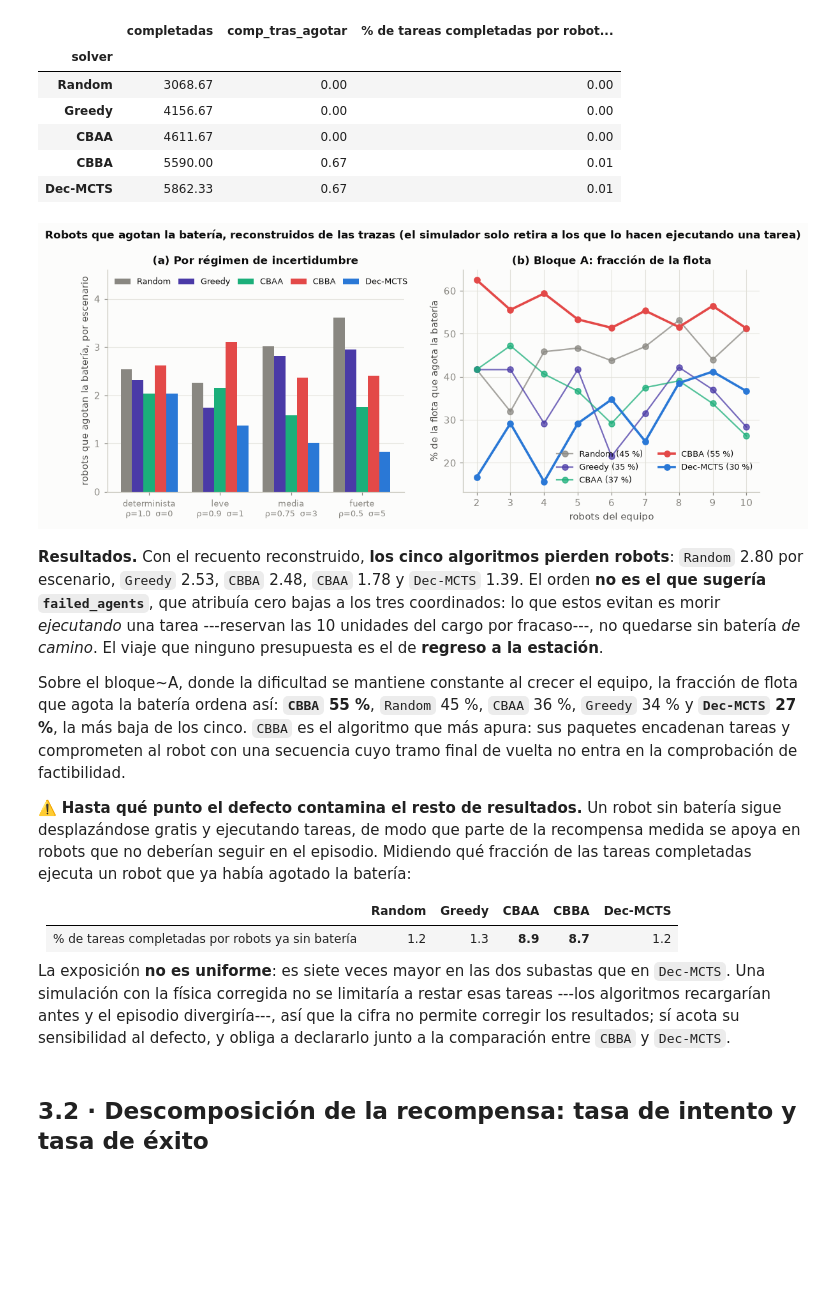
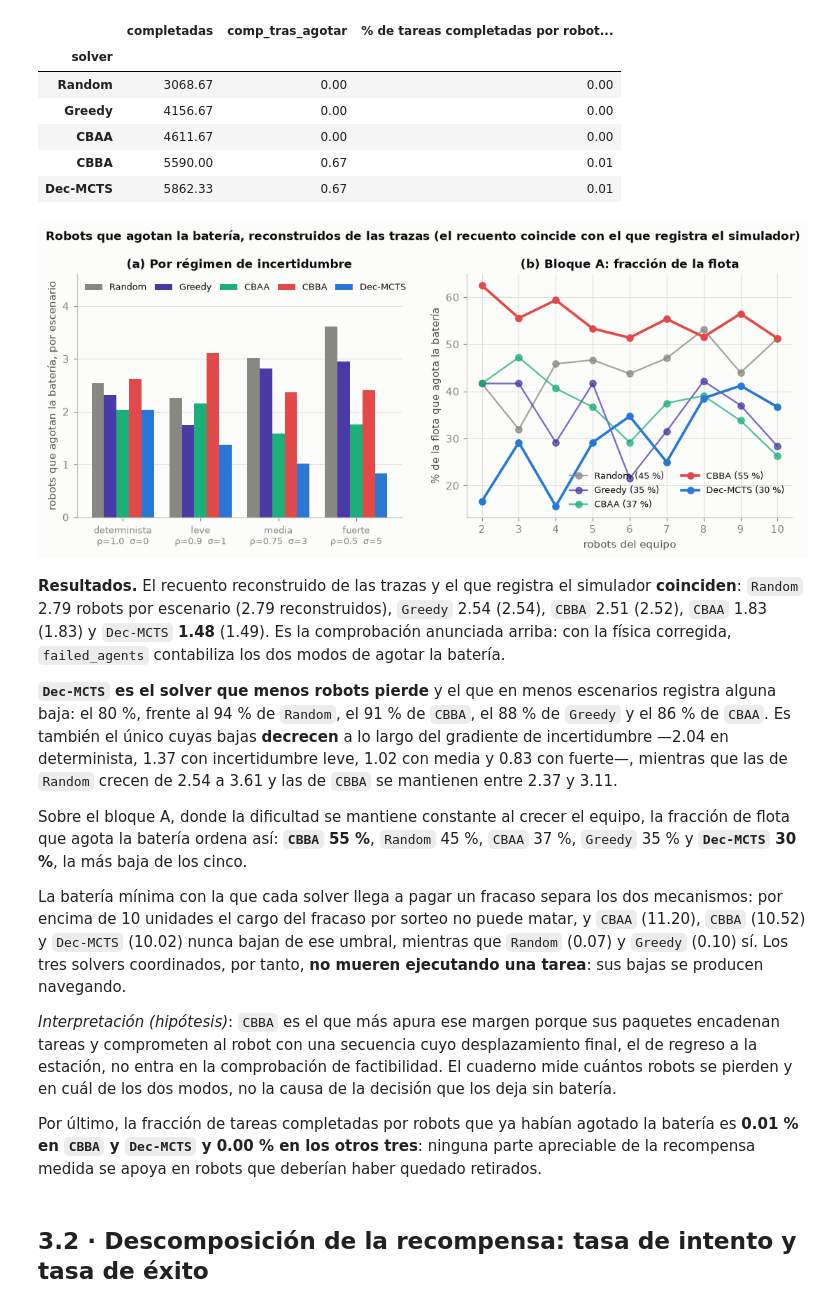
Before and after one commit to manuolias/DEC-MRTAU, a Jupyter notebook: analisis/evaluacion_final.ipynb, the cells around one changed output. Saved outputs shown, nothing was run; the diff lists cells and outputs as text; code cells hidden in the pictures; blank space fills up the shorter version.

Commit message:
Actualización de la memoria, del README y del cuaderno de análisis

```diff
--- a/analisis/evaluacion_final.ipynb
+++ b/analisis/evaluacion_final.ipynb
@@ -1322,62 +1353,65 @@ display(expo.rename(index=NOMBRE).round(2))
 # %%
 fig, (ax1, ax2) = plt.subplots(1, 2, figsize=(12, 4.1))
 
 # (a) robots que agotan la batería, por régimen
 x, w = np.arange(4), 0.16
 for k, s in enumerate(SOLVERS):
     y = [BAJAS[BAJAS.regimen == r][s].mean() for r in REGS]
     ax1.bar(x + (k - 2) * w, y, w, color=COLOR[s], label=NOMBRE[s])
 ax1.set_xticks(x, [REGIMEN[r] for r in REGS], fontsize=8.5)
 ax1.set_ylabel('robots que agotan la batería, por escenario')
 ax1.set_title('(a) Por régimen de incertidumbre')
 ax1.legend(fontsize=8.2, ncol=5, loc='upper left', columnspacing=.9)
 ax1.set_ylim(0, 4.6); ax1.grid(axis='x', visible=False)
 
 # (b) fracción de la flota, bloque A (dificultad constante al crecer el equipo)
 a = BAJAS[BAJAS.bloque == 'A']
 for s in SOLVERS:
     y = (a[s] / a.robots).groupby(a.robots).mean()
     ax2.plot(y.index, 100 * y.values, marker='o', color=COLOR[s],
              label=f'{NOMBRE[s]} ({100 * (a[s] / a.robots).mean():.0f} %)',
              lw=2.4 if s in (DEC, REF) else 1.5, alpha=1 if s in (DEC, REF) else .75)
 ax2.set_xticks(range(2, 11)); ax2.set_xlabel('robots del equipo')
 ax2.set_ylabel('% de la flota que agota la batería')
 ax2.set_title('(b) Bloque A: fracción de la flota')
 ax2.legend(fontsize=8.2, ncol=2, loc='lower right')
 
 fig.suptitle('Robots que agotan la batería, reconstruidos de las trazas '
-             '(el simulador solo retira a los que lo hacen ejecutando una tarea)',
+             '(el recuento coincide con el que registra el simulador)',
              fontsize=11, fontweight='semibold', y=1.02, color=INK)
 guardar(fig, 'p3_mortalidad'); plt.show()
 # %% [output]
-[figure, old version]
+[figure, new version]
 # %% [markdown]
-**Resultados.** Con el recuento reconstruido, **los cinco algoritmos pierden robots**: `Random`
-2.80 por escenario, `Greedy` 2.53, `CBBA` 2.48, `CBAA` 1.78 y `Dec-MCTS` 1.39. El orden **no es el
-que sugería `failed_agents`**, que atribuía cero bajas a los tres coordinados: lo que estos evitan
-es morir *ejecutando* una tarea ---reservan las 10 unidades del cargo por fracaso---, no quedarse
-sin batería *de camino*. El viaje que ninguno presupuesta es el de **regreso a la estación**.
+**Resultados.** El recuento reconstruido de las trazas y el que registra el simulador
+**coinciden**: `Random` 2.79 robots por escenario (2.79 reconstruidos), `Greedy` 2.54 (2.54),
+`CBBA` 2.51 (2.52), `CBAA` 1.83 (1.83) y `Dec-MCTS` **1.48** (1.49). Es la comprobación anunciada
+arriba: con la física corregida, `failed_agents` contabiliza los dos modos de agotar la batería.
 
-Sobre el bloque~A, donde la dificultad se mantiene constante al crecer el equipo, la fracción de
-flota que agota la batería ordena así: **`CBBA` 55 %**, `Random` 45 %, `CBAA` 36 %, `Greedy` 34 %
-y **`Dec-MCTS` 27 %**, la más baja de los cinco. `CBBA` es el algoritmo que más apura: sus paquetes
-encadenan tareas y comprometen al robot con una secuencia cuyo tramo final de vuelta no entra en la
-comprobación de factibilidad.
+**`Dec-MCTS` es el solver que menos robots pierde** y el que en menos escenarios registra alguna
+baja: el 80 %, frente al 94 % de `Random`, el 91 % de `CBBA`, el 88 % de `Greedy` y el 86 % de
+`CBAA`. Es también el único cuyas bajas **decrecen** a lo largo del gradiente de incertidumbre
+—2.04 en determinista, 1.37 con incertidumbre leve, 1.02 con media y 0.83 con fuerte—, mientras
+que las de `Random` crecen de 2.54 a 3.61 y las de `CBBA` se mantienen entre 2.37 y 3.11.
 
-⚠️ **Hasta qué punto el defecto contamina el resto de resultados.** Un robot sin batería sigue
-desplazándose gratis y ejecutando tareas, de modo que parte de la recompensa medida se apoya en
-robots que no deberían seguir en el episodio. Midiendo qué fracción de las tareas completadas
-ejecuta un robot que ya había agotado la batería:
+Sobre el bloque A, donde la dificultad se mantiene constante al crecer el equipo, la fracción de
+flota que agota la batería ordena así: **`CBBA` 55 %**, `Random` 45 %, `CBAA` 37 %, `Greedy` 35 %
+y **`Dec-MCTS` 30 %**, la más baja de los cinco.
 
-| | Random | Greedy | CBAA | CBBA | Dec-MCTS |
-|---|---|---|---|---|---|
-| % de tareas completadas por robots ya sin batería | 1.2 | 1.3 | **8.9** | **8.7** | 1.2 |
+La batería mínima con la que cada solver llega a pagar un fracaso separa los dos mecanismos: por
+encima de 10 unidades el cargo del fracaso por sorteo no puede matar, y `CBAA` (11.20), `CBBA`
+(10.52) y `Dec-MCTS` (10.02) nunca bajan de ese umbral, mientras que `Random` (0.07) y `Greedy`
+(0.10) sí. Los tres solvers coordinados, por tanto, **no mueren ejecutando una tarea**: sus bajas
+se producen navegando.
 
-La exposición **no es uniforme**: es siete veces mayor en las dos subastas que en `Dec-MCTS`. Una
-simulación con la física corregida no se limitaría a restar esas tareas ---los algoritmos
-recargarían antes y el episodio divergiría---, así que la cifra no permite corregir los resultados;
-sí acota su sensibilidad al defecto, y obliga a declararlo junto a la comparación entre `CBBA` y
-`Dec-MCTS`.
+*Interpretación (hipótesis)*: `CBBA` es el que más apura ese margen porque sus paquetes encadenan
+tareas y comprometen al robot con una secuencia cuyo desplazamiento final, el de regreso a la
+estación, no entra en la comprobación de factibilidad. El cuaderno mide cuántos robots se pierden
+y en cuál de los dos modos, no la causa de la decisión que los deja sin batería.
+
+Por último, la fracción de tareas completadas por robots que ya habían agotado la batería es
+**0.01 % en `CBBA` y `Dec-MCTS` y 0.00 % en los otros tres**: ninguna parte apreciable de la
+recompensa medida se apoya en robots que deberían haber quedado retirados.
 # %% [markdown]
 ## 3.2 · Descomposición de la recompensa: tasa de intento y tasa de éxito
 # %% [markdown]
```
Also changed, not shown: parts of 16 cells of this notebook, 4 other files.
